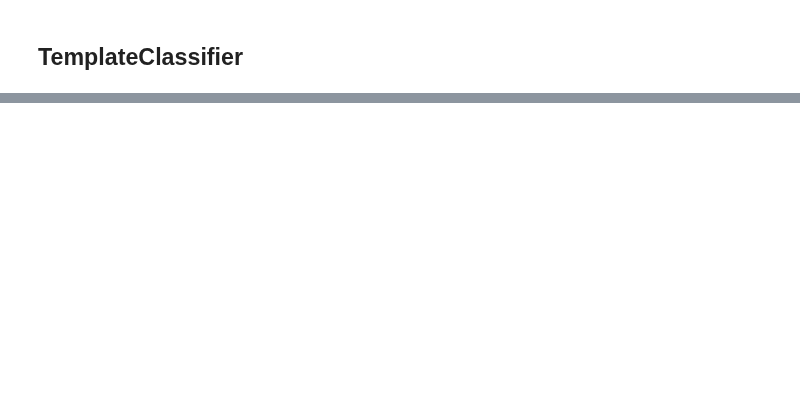
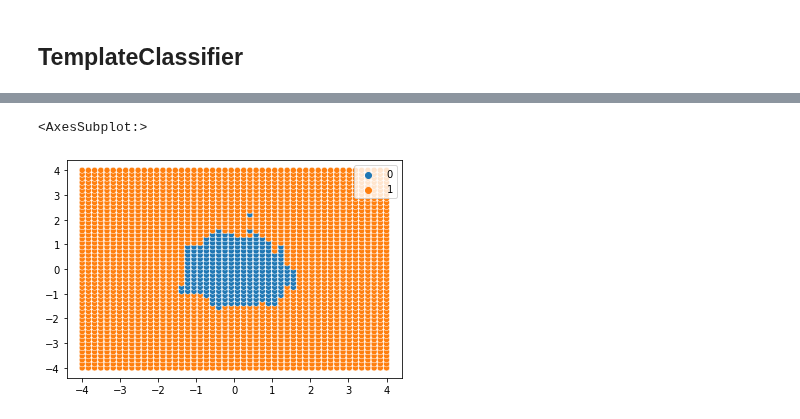
Before and after one commit to capitantoto/fermat, a Jupyter notebook: notebooks/04. Chequeo de Sanidad: EuclideanKDE y KernelDensity.ipynb, the cells around one changed output, grey strips where cells are left out. Cells and saved outputs as stored; diff of their text form; code cells hidden in the pictures; blank space fills up the shorter version.

```diff
--- a/notebooks/04. Chequeo de Sanidad: EuclideanKDE y KernelDensity.ipynb
+++ b/notebooks/04. Chequeo de Sanidad: EuclideanKDE y KernelDensity.ipynb
@@ -701,0 +1073,5 @@ unique_labels()
+# %%
+sns.scatterplot(x=xx.ravel(), y=yy.ravel(), hue=rfpred)
+# %% [output]
+<AxesSubplot:>
+[figure, added]
```
Also changed, not shown: parts of 110 cells of this notebook, 6 other files.
